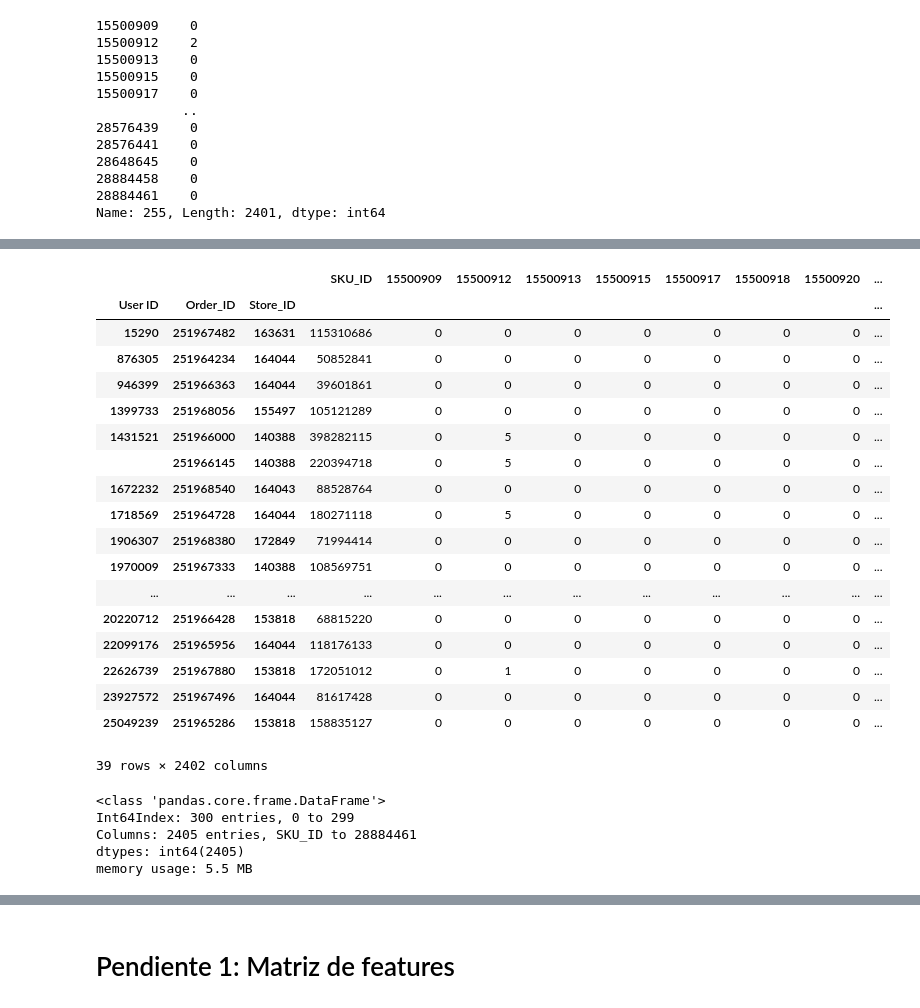
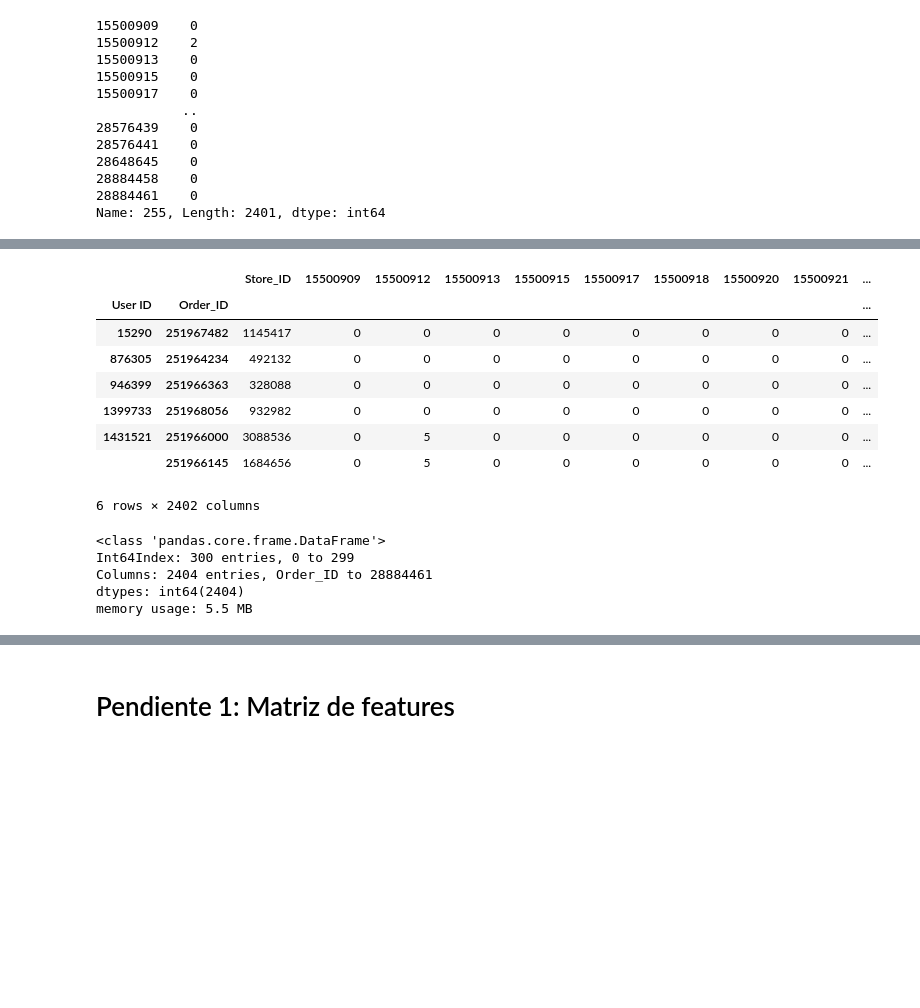
Before and after one commit to Properati-Analysis/-TP3, a Jupyter notebook: TP3.ipynb, the cells around one changed output, grey strips where cells are left out. Cells and saved outputs as stored; diff of their text form; code cells hidden in the pictures; blank space fills up the shorter version.

```diff
--- a/TP3.ipynb
+++ b/TP3.ipynb
@@ -145,3 +145,6 @@ test_multiply.iloc[255]
 Name: 255, Length: 2401, dtype: int64
 # %%
 df_final_reducido = df_full_dummies_reducido.iloc[:300,:6].join(test_multiply)
+# %%
+df_final_reducido.drop("SKU_ID",axis=1,inplace=True)
+df_final_reducido.head()
@@ -148,3 +170,5 @@ df_final_reducido = df_full_dummies_reducido.iloc[:300,:6].join(test_multiply)
+# %%
+df_final_reducido.columns = df_final_reducido.columns.astype(str)
 # %%
 df_final_reducido.head()
 # %% [output]
@@ -169,23 +182,13 @@ df_final_reducido.head()
 # %%
-df_final_reducido.groupby(["User ID",'Order_ID',"Store_ID"]).sum()
+df_final_reducido.groupby(["User ID",'Order_ID']).sum().head(6) #,"Store_ID"
 # %% [output]
-|  |  |  | SKU_ID | 15500909 | 15500912 | 15500913 | 15500915 | 15500917 | 15500918 | 15500920 | ... |
-| User ID | Order_ID | Store_ID |  |  |  |  |  |  |  |  | ... |
-| 15290 | 251967482 | 163631 | 115310686 | 0 | 0 | 0 | 0 | 0 | 0 | 0 | ... |
-| 876305 | 251964234 | 164044 | 50852841 | 0 | 0 | 0 | 0 | 0 | 0 | 0 | ... |
-| 946399 | 251966363 | 164044 | 39601861 | 0 | 0 | 0 | 0 | 0 | 0 | 0 | ... |
-| 1399733 | 251968056 | 155497 | 105121289 | 0 | 0 | 0 | 0 | 0 | 0 | 0 | ... |
-| 1431521 | 251966000 | 140388 | 398282115 | 0 | 5 | 0 | 0 | 0 | 0 | 0 | ... |
-|  | 251966145 | 140388 | 220394718 | 0 | 5 | 0 | 0 | 0 | 0 | 0 | ... |
-| 1672232 | 251968540 | 164043 | 88528764 | 0 | 0 | 0 | 0 | 0 | 0 | 0 | ... |
-| 1718569 | 251964728 | 164044 | 180271118 | 0 | 5 | 0 | 0 | 0 | 0 | 0 | ... |
-| 1906307 | 251968380 | 172849 | 71994414 | 0 | 0 | 0 | 0 | 0 | 0 | 0 | ... |
-| 1970009 | 251967333 | 140388 | 108569751 | 0 | 0 | 0 | 0 | 0 | 0 | 0 | ... |
-| ... | ... | ... | ... | ... | ... | ... | ... | ... | ... | ... | ... |
-| 20220712 | 251966428 | 153818 | 68815220 | 0 | 0 | 0 | 0 | 0 | 0 | 0 | ... |
-| 22099176 | 251965956 | 164044 | 118176133 | 0 | 0 | 0 | 0 | 0 | 0 | 0 | ... |
-| 22626739 | 251967880 | 153818 | 172051012 | 0 | 1 | 0 | 0 | 0 | 0 | 0 | ... |
-| 23927572 | 251967496 | 164044 | 81617428 | 0 | 0 | 0 | 0 | 0 | 0 | 0 | ... |
-| 25049239 | 251965286 | 153818 | 158835127 | 0 | 0 | 0 | 0 | 0 | 0 | 0 | ... |
+|  |  | Store_ID | 15500909 | 15500912 | 15500913 | 15500915 | 15500917 | 15500918 | 15500920 | 15500921 | ... |
+| User ID | Order_ID |  |  |  |  |  |  |  |  |  | ... |
+| 15290 | 251967482 | 1145417 | 0 | 0 | 0 | 0 | 0 | 0 | 0 | 0 | ... |
+| 876305 | 251964234 | 492132 | 0 | 0 | 0 | 0 | 0 | 0 | 0 | 0 | ... |
+| 946399 | 251966363 | 328088 | 0 | 0 | 0 | 0 | 0 | 0 | 0 | 0 | ... |
+| 1399733 | 251968056 | 932982 | 0 | 0 | 0 | 0 | 0 | 0 | 0 | 0 | ... |
+| 1431521 | 251966000 | 3088536 | 0 | 5 | 0 | 0 | 0 | 0 | 0 | 0 | ... |
+|  | 251966145 | 1684656 | 0 | 5 | 0 | 0 | 0 | 0 | 0 | 0 | ... |
-39 rows × 2402 columns
+6 rows × 2402 columns
 # %%
@@ -195,8 +198,8 @@ df_final_reducido.info()
 # %% [output]
 <class 'pandas.core.frame.DataFrame'>
 Int64Index: 300 entries, 0 to 299
-Columns: 2405 entries, SKU_ID to 28884461
-dtypes: int64(2405)
+Columns: 2404 entries, Order_ID to 28884461
+dtypes: int64(2404)
 memory usage: 5.5 MB
 # %%
 df_final_reducido_grouped.info()
```
Also changed, not shown: parts of 11 cells of this notebook.
